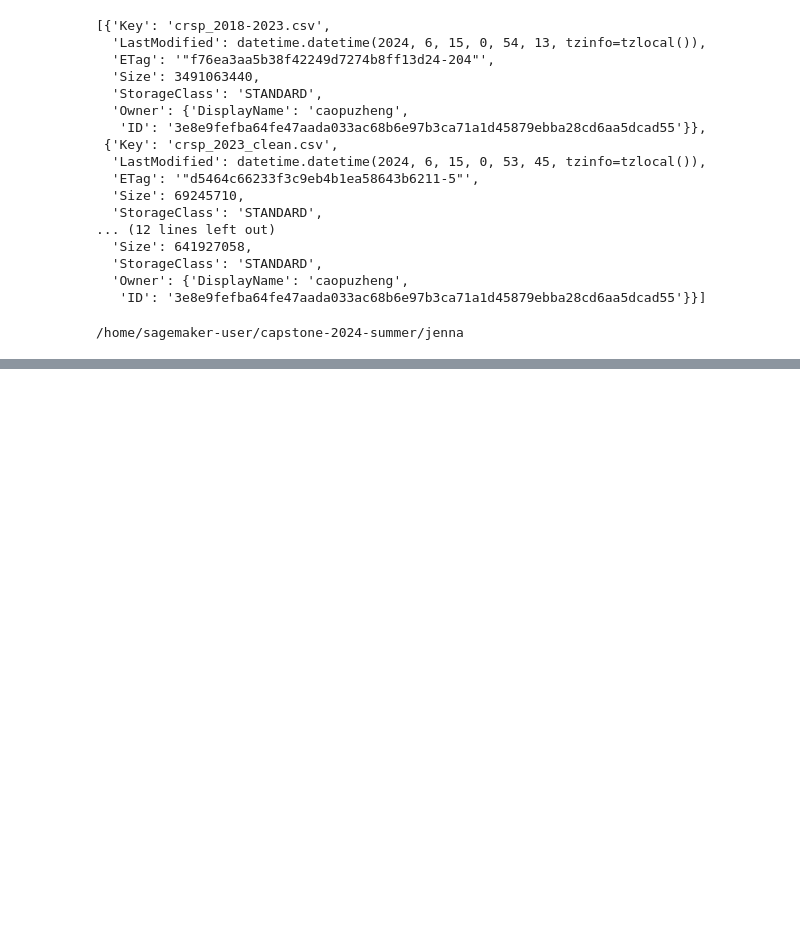
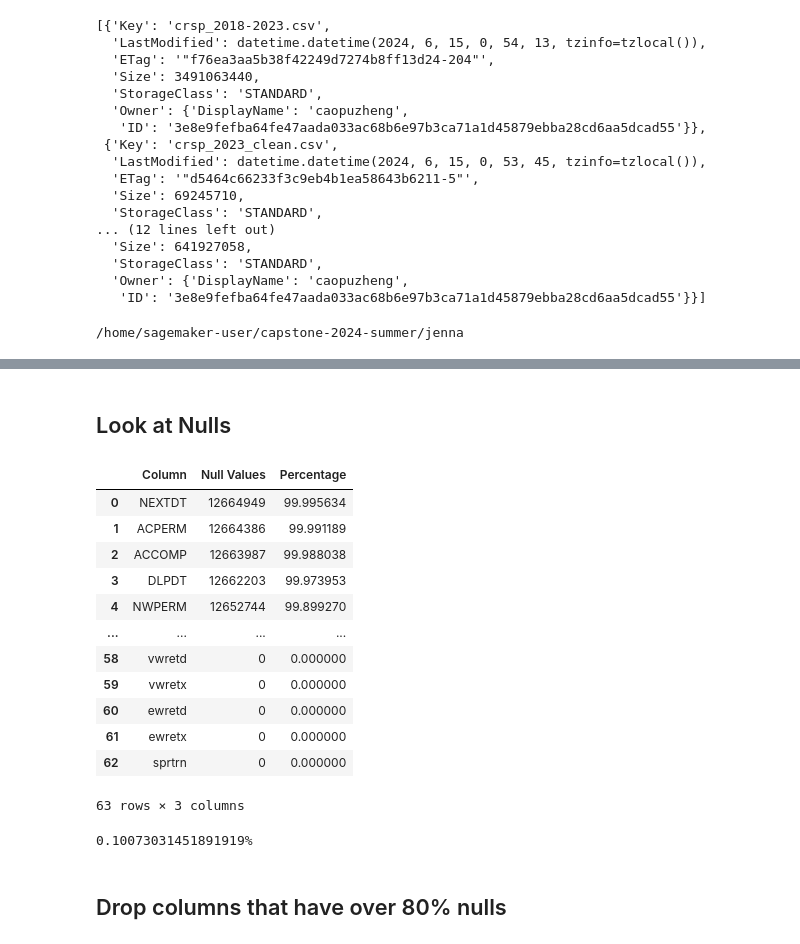
Before and after one commit to Shuo-Wang-UCBerkeley/VIP, a Jupyter notebook: jenna/crsp_2018-2023_eda.ipynb, the cells around one changed output, grey strips where cells are left out. Cells and saved outputs as stored; diff of their text form; code cells hidden in the pictures; blank space fills up the shorter version.

```diff
--- a/jenna/crsp_2018-2023_eda.ipynb
+++ b/jenna/crsp_2018-2023_eda.ipynb
@@ -125,0 +213,34 @@ df = pd.read_csv(file_path)
+# %% [markdown]
+## Look at Nulls
+# %%
+null_table = df.isnull().sum().reset_index()
+null_table.columns = ['Column', 'Null Values']
+
+# Add column to show the percentage of null values
+null_table['Percentage'] = (null_table['Null Values'] / len(df)) * 100
+
+# Sorting the table by the number of null values in descending order
+null_table_sorted = null_table.sort_values(by='Null Values', ascending=False).reset_index(drop=True)
+null_table_sorted
+# %% [output]
+|  | Column | Null Values | Percentage |
+| 0 | NEXTDT | 12664949 | 99.995634 |
+| 1 | ACPERM | 12664386 | 99.991189 |
+| 2 | ACCOMP | 12663987 | 99.988038 |
+| 3 | DLPDT | 12662203 | 99.973953 |
+| 4 | NWPERM | 12652744 | 99.899270 |
+| ... | ... | ... | ... |
+| 58 | vwretd | 0 | 0.000000 |
+| 59 | vwretx | 0 | 0.000000 |
+| 60 | ewretd | 0 | 0.000000 |
+| 61 | ewretx | 0 | 0.000000 |
+| 62 | sprtrn | 0 | 0.000000 |
+63 rows × 3 columns
+# %%
+# Percentage of company delisted
+delisted = (df['DLSTCD'].count()/ len(df)) * 100
+print(f'{delisted}%')
+# %% [output]
+0.10073031451891919%
+# %% [markdown]
+## Drop columns that have over 80% nulls
```
Also changed, not shown: parts of 22 cells of this notebook.
